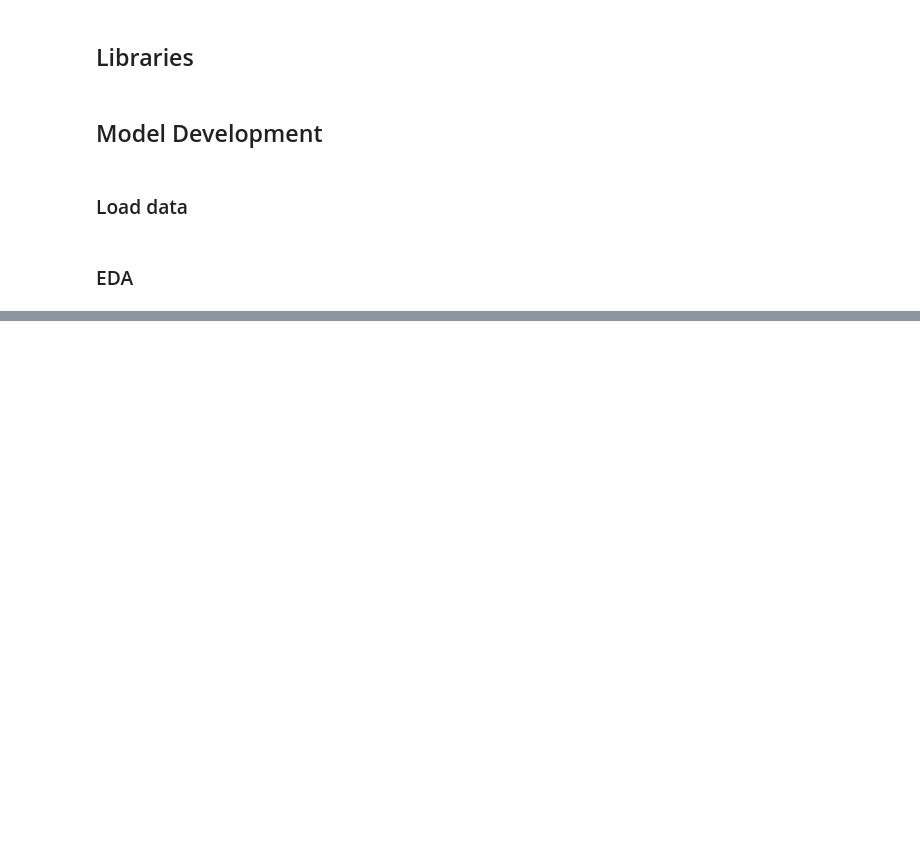
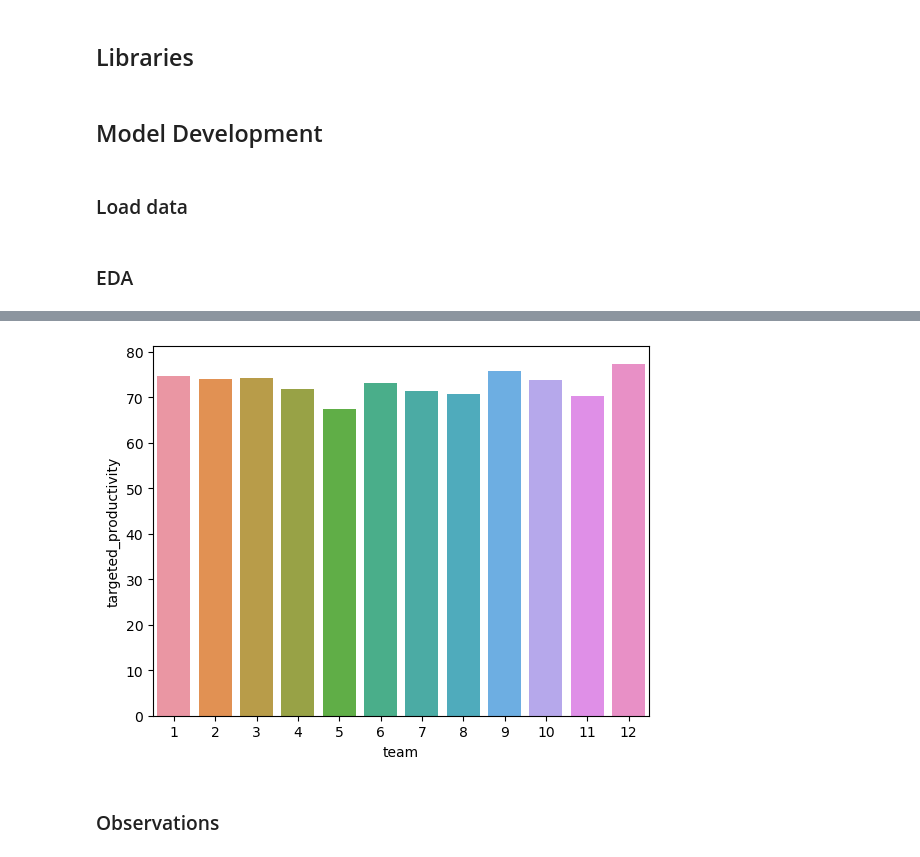
Before and after one commit to 1Elral4/Employee-Productivity-Predictor-with-Trees, a Jupyter notebook: productivity_predictor.ipynb, the cells around one changed output, grey strips where cells are left out. Saved outputs shown, nothing was run; the diff lists cells and outputs as text; code cells hidden in the pictures; blank space fills up the shorter version.

```diff
--- a/productivity_predictor.ipynb
+++ b/productivity_predictor.ipynb
@@ -46,0 +131,6 @@ prod = pd.read_csv('data/garments_worker_productivity.csv')
+# %%
+# avg targeted prod per team
+
+tar_prod = round( prod[['team','targeted_productivity']].groupby('team').mean() * 100.0, 2)
+tar_prod
+# sns.barplot(x='team', y='targeted_productivity', data=tar_prod)
@@ -46,0 +152,8 @@ prod = pd.read_csv('data/garments_worker_productivity.csv')
+# %%
+tar_prod = tar_prod.reset_index()
+sns.barplot(x='team', y='targeted_productivity', data=tar_prod)
+plt.show()
+# %% [output]
+[figure, added]
+# %% [markdown]
+### Observations
```
Also changed, not shown: parts of 8 cells of this notebook.
